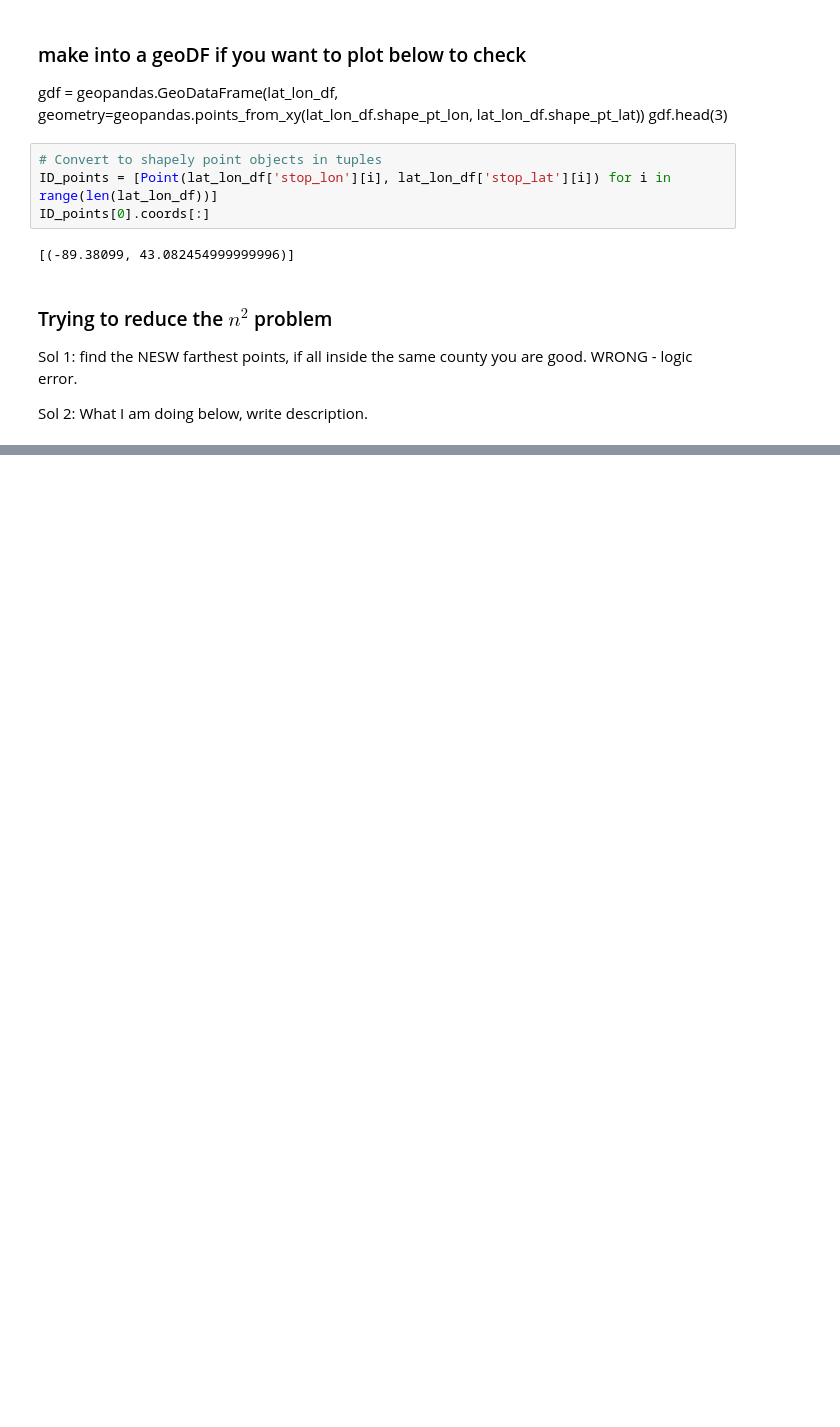
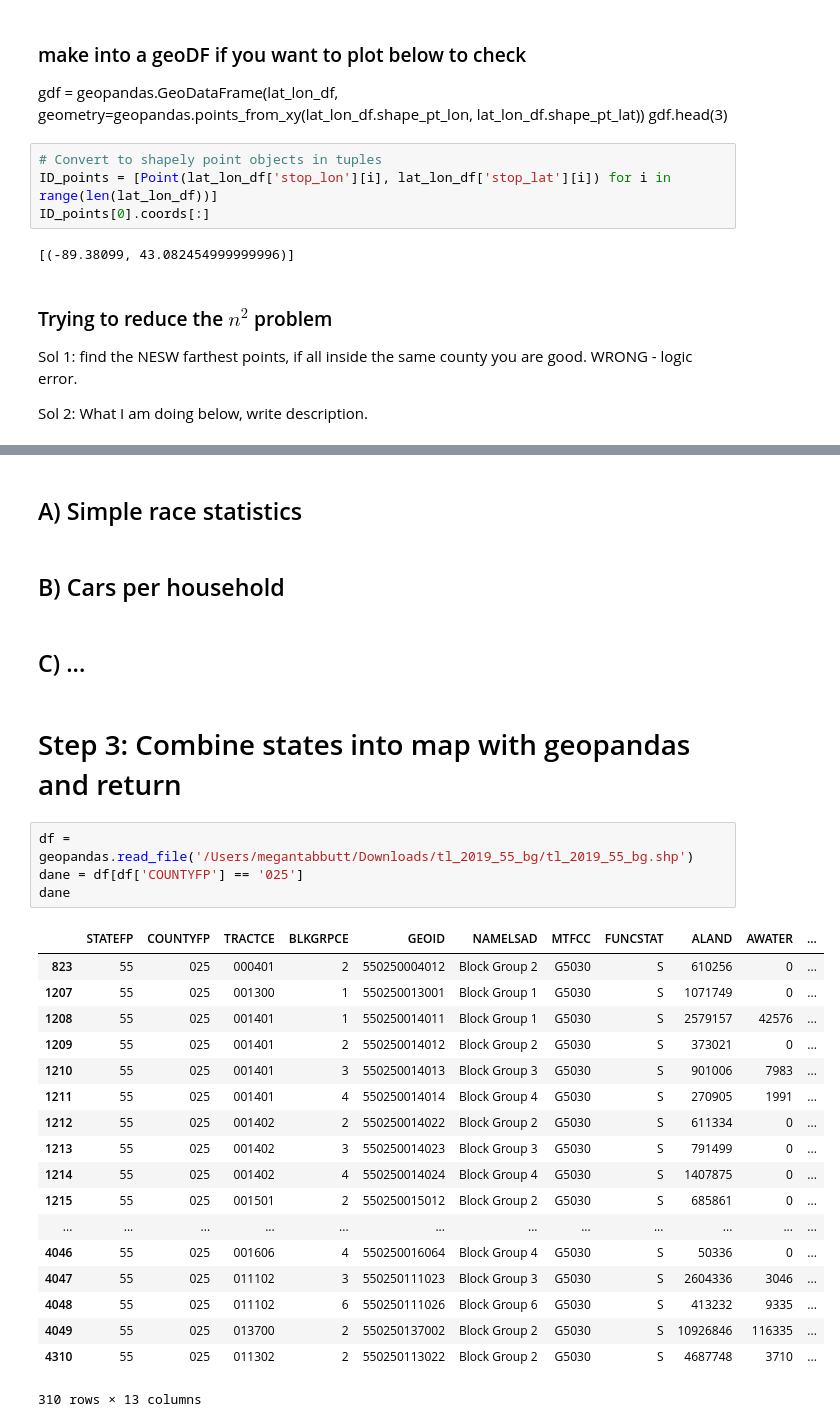
Before and after one commit to wisc-bus/simulator, a Jupyter notebook: CensusData_DevNotebook_TestFeatures.ipynb, the cells around one changed output, grey strips where cells are left out. Cells and saved outputs as stored; diff of their text form; blank space fills up the shorter version.

```diff
--- a/CensusData_DevNotebook_TestFeatures.ipynb
+++ b/CensusData_DevNotebook_TestFeatures.ipynb
@@ -119,0 +298,31 @@ Dane  = Starting County
+# %% [markdown]
+## A) Simple race statistics
+# %% [markdown]
+## B) Cars per household
+# %% [markdown]
+## C) ...
+# %% [markdown]
+# Step 3: Combine states into map with geopandas and return
+# %%
+df = geopandas.read_file('/Users/megantabbutt/Downloads/tl_2019_55_bg/tl_2019_55_bg.shp')
+dane = df[df['COUNTYFP'] == '025']
+dane
+# %% [output]
+|  | STATEFP | COUNTYFP | TRACTCE | BLKGRPCE | GEOID | NAMELSAD | MTFCC | FUNCSTAT | ALAND | AWATER | ... |
+| 823 | 55 | 025 | 000401 | 2 | 550250004012 | Block Group 2 | G5030 | S | 610256 | 0 | ... |
+| 1207 | 55 | 025 | 001300 | 1 | 550250013001 | Block Group 1 | G5030 | S | 1071749 | 0 | ... |
+| 1208 | 55 | 025 | 001401 | 1 | 550250014011 | Block Group 1 | G5030 | S | 2579157 | 42576 | ... |
+| 1209 | 55 | 025 | 001401 | 2 | 550250014012 | Block Group 2 | G5030 | S | 373021 | 0 | ... |
+| 1210 | 55 | 025 | 001401 | 3 | 550250014013 | Block Group 3 | G5030 | S | 901006 | 7983 | ... |
+| 1211 | 55 | 025 | 001401 | 4 | 550250014014 | Block Group 4 | G5030 | S | 270905 | 1991 | ... |
+| 1212 | 55 | 025 | 001402 | 2 | 550250014022 | Block Group 2 | G5030 | S | 611334 | 0 | ... |
+| 1213 | 55 | 025 | 001402 | 3 | 550250014023 | Block Group 3 | G5030 | S | 791499 | 0 | ... |
+| 1214 | 55 | 025 | 001402 | 4 | 550250014024 | Block Group 4 | G5030 | S | 1407875 | 0 | ... |
+| 1215 | 55 | 025 | 001501 | 2 | 550250015012 | Block Group 2 | G5030 | S | 685861 | 0 | ... |
+| ... | ... | ... | ... | ... | ... | ... | ... | ... | ... | ... | ... |
+| 4046 | 55 | 025 | 001606 | 4 | 550250016064 | Block Group 4 | G5030 | S | 50336 | 0 | ... |
+| 4047 | 55 | 025 | 011102 | 3 | 550250111023 | Block Group 3 | G5030 | S | 2604336 | 3046 | ... |
+| 4048 | 55 | 025 | 011102 | 6 | 550250111026 | Block Group 6 | G5030 | S | 413232 | 9335 | ... |
+| 4049 | 55 | 025 | 013700 | 2 | 550250137002 | Block Group 2 | G5030 | S | 10926846 | 116335 | ... |
+| 4310 | 55 | 025 | 011302 | 2 | 550250113022 | Block Group 2 | G5030 | S | 4687748 | 3710 | ... |
+310 rows × 13 columns
```
Also changed, not shown: parts of 21 cells of this notebook.
